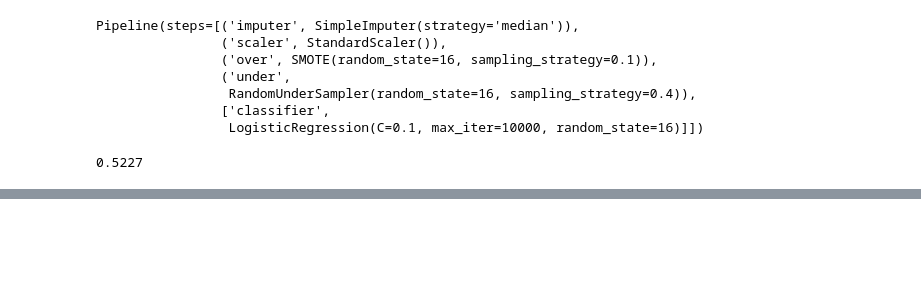
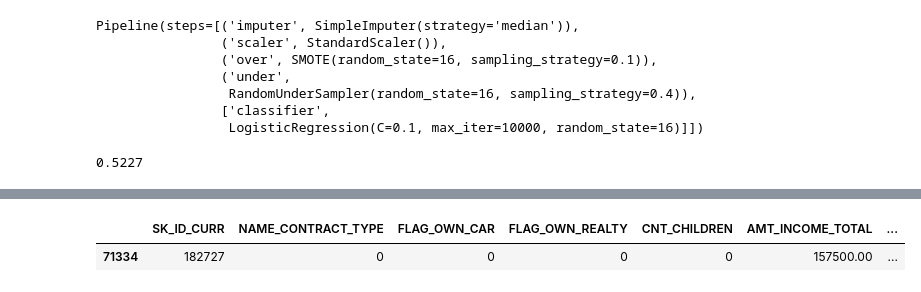
Before and after one commit to HuguesMAP/OC-P7-Impl-mentez-un-mod-le-de-scoring, a Jupyter notebook: Projet 7 - Implémentez un modèle de scoring - Modélisation.ipynb, the cells around one changed output, grey strips where cells are left out. Cells and saved outputs as stored; diff of their text form; code cells hidden in the pictures; blank space fills up the shorter version.

```diff
--- a/Projet 7 - Implémentez un modèle de scoring - Modélisation.ipynb
+++ b/Projet 7 - Implémentez un modèle de scoring - Modélisation.ipynb
@@ -1008,0 +1011,5 @@ X_sample2_test
+# %%
+X_sample2_test[X_sample2_test['SK_ID_CURR']==182727]
+# %% [output]
+|  | SK_ID_CURR | NAME_CONTRACT_TYPE | FLAG_OWN_CAR | FLAG_OWN_REALTY | CNT_CHILDREN | AMT_INCOME_TOTAL | ... |
+| 71334 | 182727 | 0 | 0 | 0 | 0 | 157500.00 | ... |
```
Also changed, not shown: parts of 18 cells of this notebook, 1 other file.
